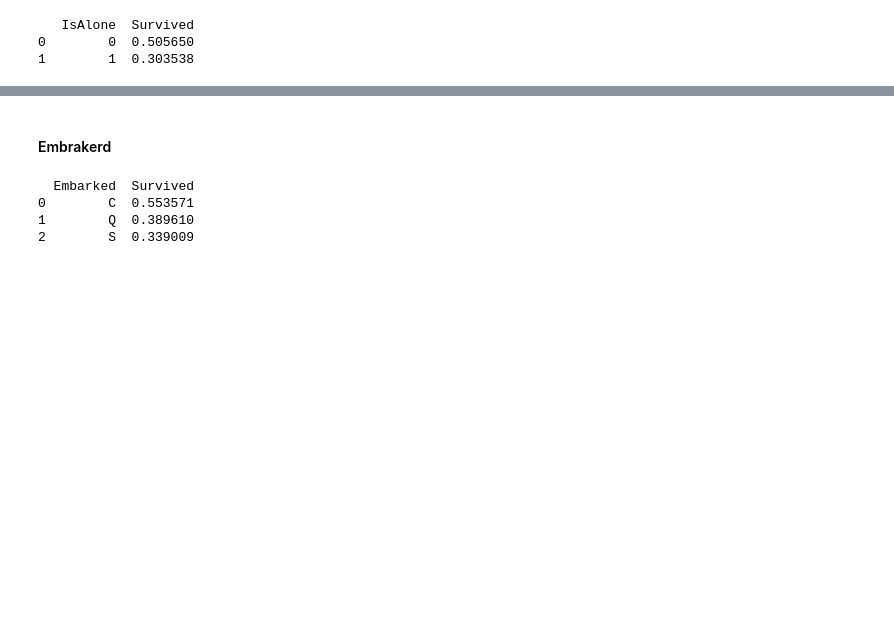
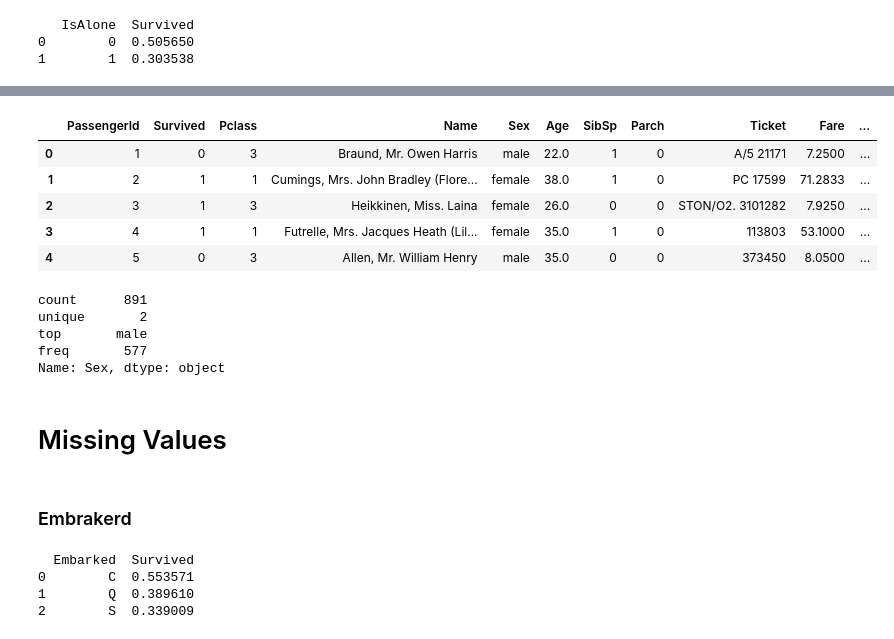
Before and after one commit to vijaypatha/mlcourse, a Jupyter notebook: Titanic Pre-Modeling .ipynb, the cells around one changed output, grey strips where cells are left out. Saved outputs shown, nothing was run; the diff lists cells and outputs as text; code cells hidden in the pictures; blank space fills up the shorter version.

```diff
--- a/Titanic Pre-Modeling .ipynb
+++ b/Titanic Pre-Modeling .ipynb
@@ -302,0 +308,5 @@ train.loc[train['Family_Size'] == 11]
+# %%
+for dataset in full_data:
+    dataset['Title'] = dataset.Name.str.extract(' ([A-Za-z]+)\.', expand=False)
+
+pd.crosstab(train['Title'], train['Sex'])
@@ -302,0 +333,10 @@ train.loc[train['Family_Size'] == 11]
+# %%
+for dataset in full_data:
+    dataset['Title'] = dataset['Title'].replace(['Lady', 'Countess','Capt', 'Col',\
+ 	'Don', 'Dr', 'Major', 'Rev', 'Sir', 'Jonkheer', 'Dona'], 'Rare')
+
+    dataset['Title'] = dataset['Title'].replace('Mlle', 'Miss')
+    dataset['Title'] = dataset['Title'].replace('Ms', 'Miss')
+    dataset['Title'] = dataset['Title'].replace('Mme', 'Mrs')
+
+train[['Title', 'Survived']].groupby(['Title'], as_index=False).mean()
@@ -303,5 +350,31 @@ train.loc[train['Family_Size'] == 11]
+# %%
+title_mapping = {"Mr": 1, "Miss": 2, "Mrs": 3, "Master": 4, "Rare": 5}
+for dataset in full_data:
+    dataset['Title'] = dataset['Title'].map(title_mapping)
+    dataset['Title'] = dataset['Title'].fillna(0)
+
+train.head()
+# %% [output]
+|  | PassengerId | Survived | Pclass | Name | Sex | Age | SibSp | Parch | Ticket | Fare | ... |
+| 0 | 1 | 0 | 3 | Braund, Mr. Owen Harris | male | 22.0 | 1 | 0 | A/5 21171 | 7.2500 | ... |
+| 1 | 2 | 1 | 1 | Cumings, Mrs. John Bradley (Flore... | female | 38.0 | 1 | 0 | PC 17599 | 71.2833 | ... |
+| 2 | 3 | 1 | 3 | Heikkinen, Miss. Laina | female | 26.0 | 0 | 0 | STON/O2. 3101282 | 7.9250 | ... |
+| 3 | 4 | 1 | 1 | Futrelle, Mrs. Jacques Heath (Lil... | female | 35.0 | 1 | 0 | 113803 | 53.1000 | ... |
+| 4 | 5 | 0 | 3 | Allen, Mr. William Henry | male | 35.0 | 0 | 0 | 373450 | 8.0500 | ... |
+# %%
+train['Sex'].describe()
+# %% [output]
+count      891
+unique       2
+top       male
+freq       577
+Name: Sex, dtype: object
+# %% [markdown]
+<a id='Missing_Values'></a>
+
+# Missing Values
 # %% [markdown]
-#### Embrakerd
+### Embrakerd
 # %%
 for new_var in full_data:
     new_var['Embarked'] = new_var['Embarked'].fillna('S')
```
Also changed, not shown: parts of 27 cells of this notebook.
